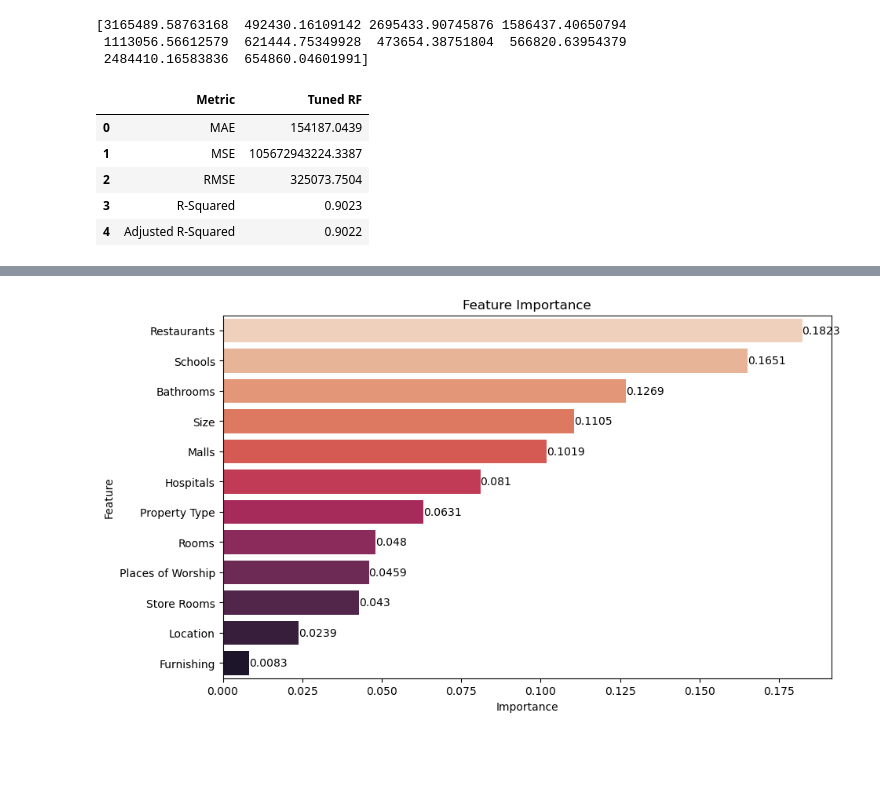
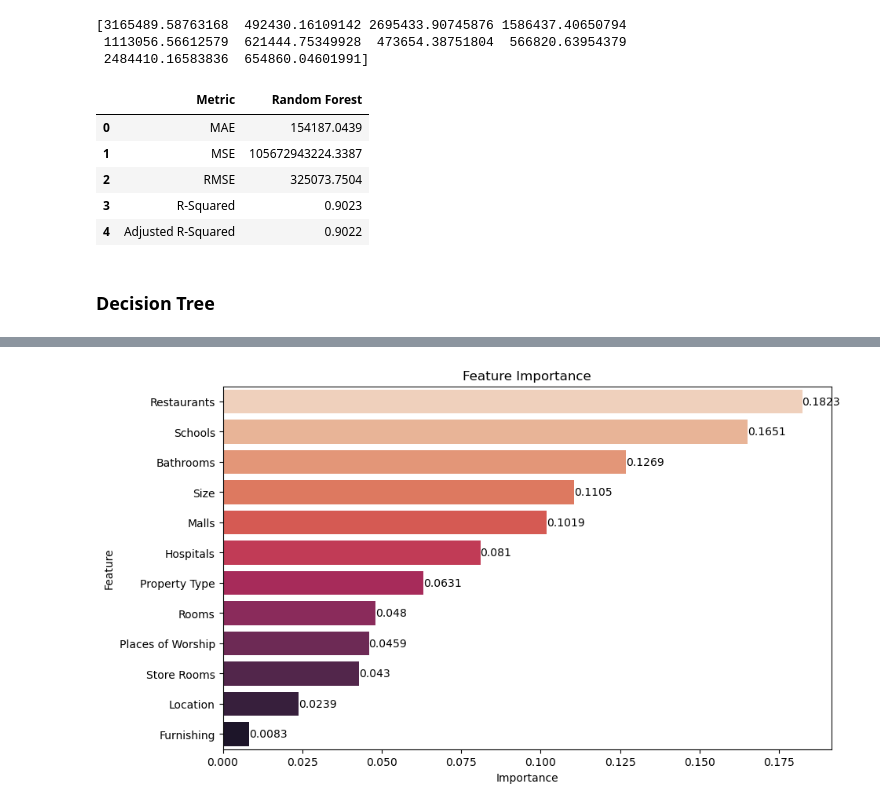
Before and after one commit to GanKaiFeng1999/Capstone_2, a Jupyter notebook: Capstone 2 Modelling.ipynb, the cells around one changed output, grey strips where cells are left out. Saved outputs shown, nothing was run; the diff lists cells and outputs as text; code cells hidden in the pictures; blank space fills up the shorter version.

```diff
--- a/Capstone 2 Modelling.ipynb
+++ b/Capstone 2 Modelling.ipynb
@@ -189,7 +180,7 @@ Best parameters set:
 # %%
 # Build XGBoost model
 
-tuned_XGB = XGBRegressor(
+XGB_model = XGBRegressor(
     random_state=42,
     colsample_bytree=0.7,
     learning_rate=0.03,
@@ -201,7 +192,7 @@ tuned_XGB = XGBRegressor(
     subsample=0.7
 )
 
-tuned_XGB.fit(x_train, y_train)
+XGB_model.fit(x_train, y_train)
 # %% [output]
 XGBRegressor(base_score=None, booster=None, callbacks=None,
              colsample_bylevel=None, colsample_bynode=None,
@@ -244,20 +235,3 @@ tuned_XGB_metrics
 | 4 | Adjusted R-Squared | 0.9097 |
 # %% [markdown]
 ### Random Forest
-# %%
-# Find metrics for default RF model
-
-from sklearn import metrics
-
-default_RF = RandomForestRegressor(random_state=42)
-default_RF.fit(x_train, y_train)
-pred = default_RF.predict(x_test)
-default_RF_metrics = pd.DataFrame ({'Metric':
-['MAE', 'MSE', 'RMSE', 'R-Squared', 'Adjusted R-Squared'],
-'Default RF':
-[metrics.mean_absolute_error(y_test, pred),
-metrics.mean_squared_error (y_test, pred),
-np.sqrt (metrics.mean_squared_error (y_test, pred)),
-metrics.explained_variance_score (y_test, pred),
-calculate_adjusted_r_squared(y_test, pred)]})
-default_RF_metrics
@@ -307,7 +291,7 @@ Best parameters set:
 # %%
 # Build Random Forest model
 
-tuned_RF = RandomForestRegressor(
+RF_model = RandomForestRegressor(
     random_state=42,
     max_depth=50,
     max_features=10,
@@ -315,14 +299,14 @@ tuned_RF = RandomForestRegressor(
     min_samples_split=5,
     n_estimators=1000
 )
-tuned_RF.fit(x_train,y_train)
+RF_model.fit(x_train,y_train)
 # %% [output]
 RandomForestRegressor(max_depth=50, max_features=10, min_samples_split=5,
                       n_estimators=1000, random_state=42)
 # %%
 # Generate predictions
 
-pred = tuned_RF.predict(x_test)
+pred = RF_model.predict(x_test)
 print(pred[:10])
 # %% [output]
 [3165489.58763168  492430.16109142 2695433.90745876 1586437.40650794
@@ -331,20 +315,22 @@ print(pred[:10])
 # %%
 # Find metrics
 from sklearn import metrics
 
-tuned_RF_metrics = pd.DataFrame ({'Metric':
+RF_metrics = pd.DataFrame ({'Metric':
 ['MAE', 'MSE', 'RMSE', 'R-Squared', 'Adjusted R-Squared'],
-'Tuned RF':
+'Random Forest':
 [metrics.mean_absolute_error(y_test, pred),
 metrics.mean_squared_error (y_test, pred),
 np.sqrt (metrics.mean_squared_error (y_test, pred)),
 metrics.explained_variance_score (y_test, pred),
 calculate_adjusted_r_squared(y_test, pred)]})
-tuned_RF_metrics
+RF_metrics
 # %% [output]
-|  | Metric | Tuned RF |
+|  | Metric | Random Forest |
 | 0 | MAE | 154187.0439 |
 | 1 | MSE | 105672943224.3387 |
 | 2 | RMSE | 325073.7504 |
 | 3 | R-Squared | 0.9023 |
 | 4 | Adjusted R-Squared | 0.9022 |
+# %% [markdown]
+### Decision Tree
```
Also changed, not shown: parts of 21 cells of this notebook, 3 other files.
